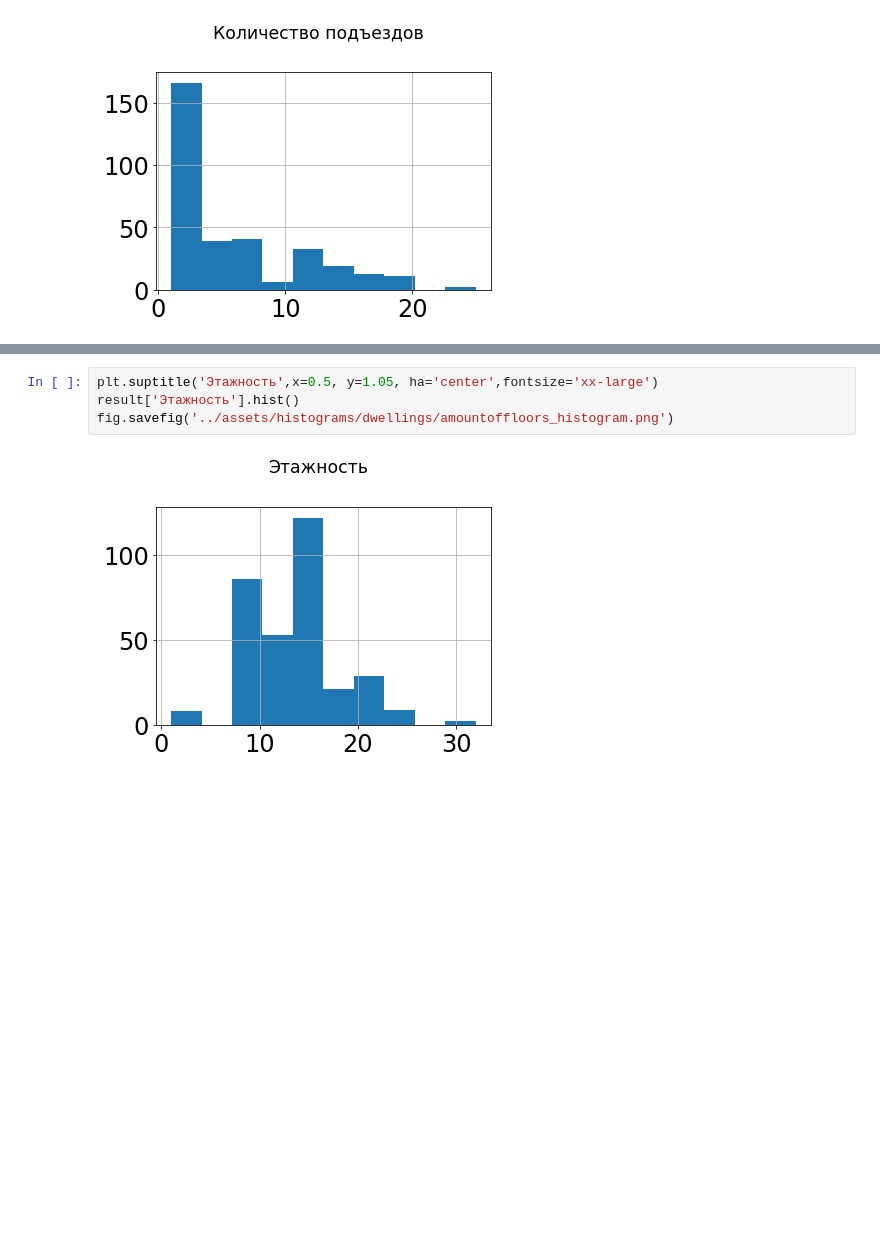
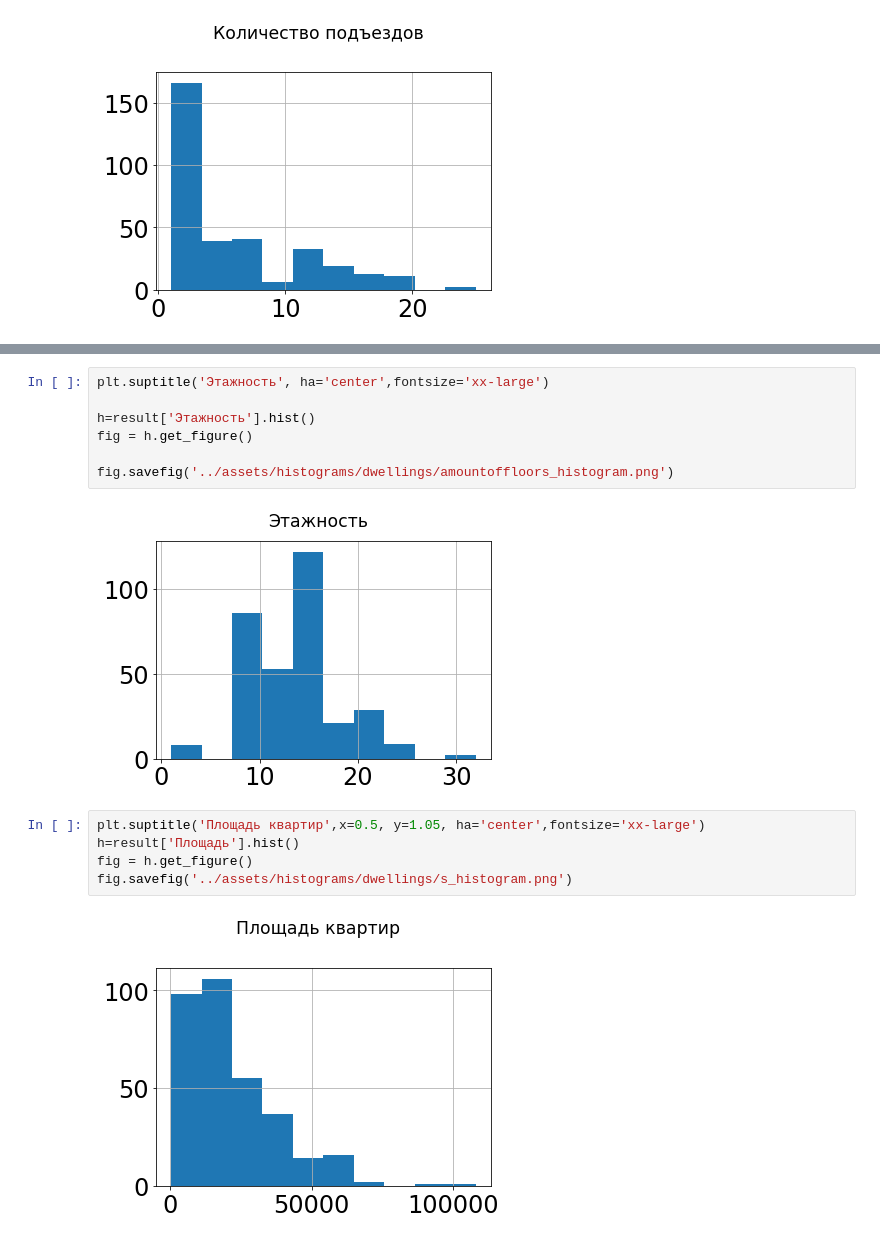
Before and after one commit to brieflywriting/project, a Jupyter notebook: pyscripts/pandastest.ipynb, the cells around one changed output, grey strips where cells are left out. Drawn from its saved outputs; the diff is of its cells as text; blank space fills up the shorter version.

```diff
--- a/pyscripts/pandastest.ipynb
+++ b/pyscripts/pandastest.ipynb
@@ -255,6 +264,16 @@ fig.savefig('../assets/histograms/dwellings/district_histogram.png')
+# %%
+plt.suptitle('Этажность', ha='center',fontsize='xx-large')
+
+h=result['Этажность'].hist()
+fig = h.get_figure()
+
+fig.savefig('../assets/histograms/dwellings/amountoffloors_histogram.png')
+# %% [output]
+[figure, added]
 # %%
-plt.suptitle('Этажность',x=0.5, y=1.05, ha='center',fontsize='xx-large')
-result['Этажность'].hist()
-fig.savefig('../assets/histograms/dwellings/amountoffloors_histogram.png')
+plt.suptitle('Площадь квартир',x=0.5, y=1.05, ha='center',fontsize='xx-large')
+h=result['Площадь'].hist()
+fig = h.get_figure()
+fig.savefig('../assets/histograms/dwellings/s_histogram.png')
 # %% [output]
-[figure, old version]
+[figure, new version]
```
Also changed, not shown: parts of 9 cells of this notebook, 10 other files.
